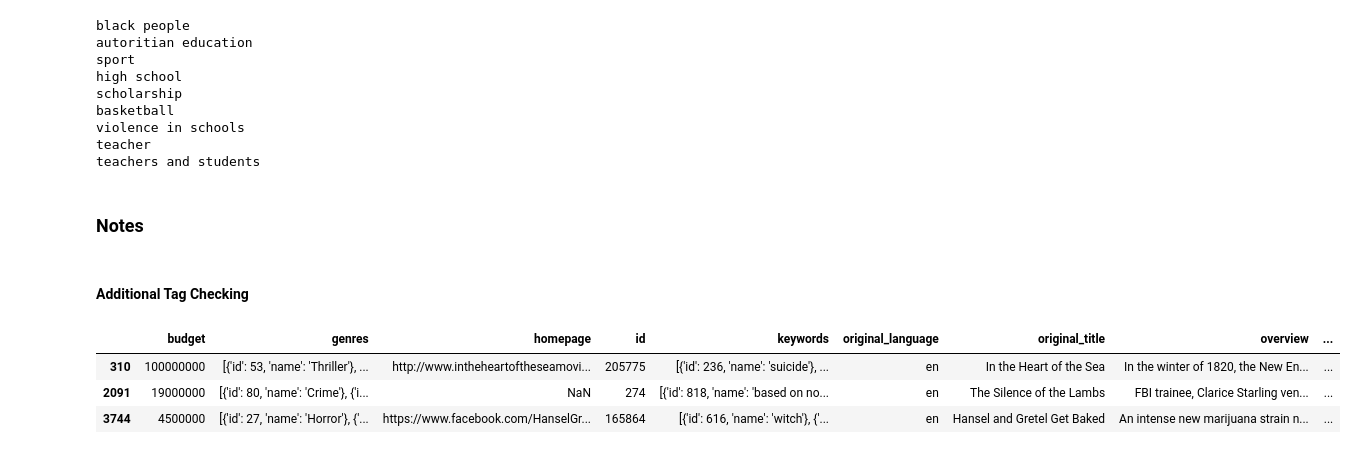
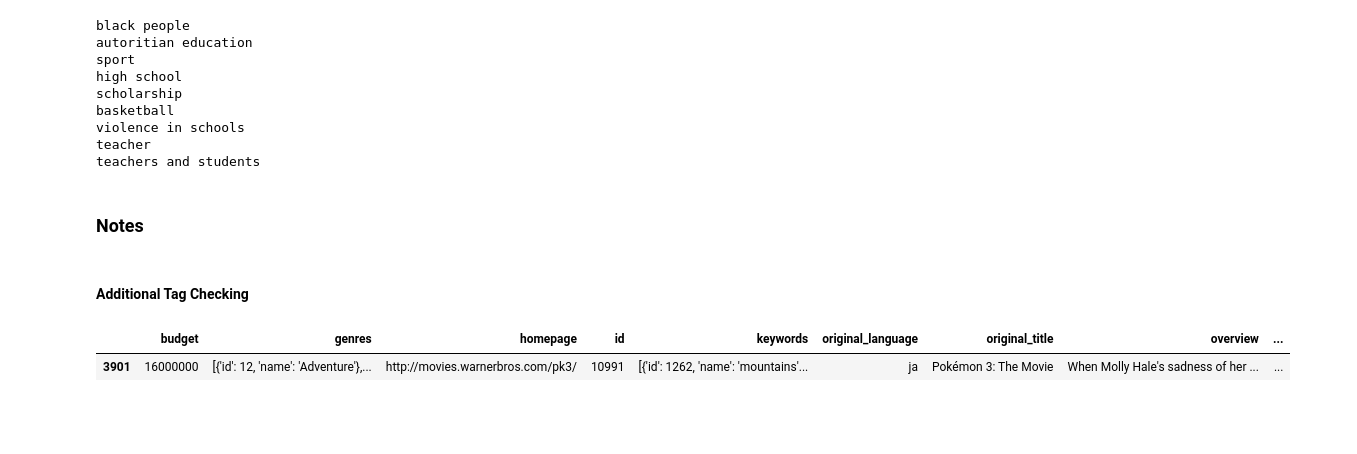
Before and after one commit to DewiRhys/TMBD-Movies, a Jupyter notebook: DRC_TMDB.ipynb, the cells around one changed output. Saved outputs shown, nothing was run; the diff lists cells and outputs as text; code cells hidden in the pictures; blank space fills up the shorter version.

```diff
--- a/DRC_TMDB.ipynb
+++ b/DRC_TMDB.ipynb
@@ -833,23 +833,19 @@ teachers and students
 # %%
 # Masking by those tagged given_Tag and those not tagged as such
 
 # Good Options:
-# cannibal
-# cannibalism
 # pokémon
 # minions
 # society for the prevention of cruelty to animals
 
-given_Tag = 'cannibalism'
+given_Tag = 'pokémon'
 
 df_keyword_mask_tag = if_dict_contains_on(df['keywords'], given_Tag, 'name', 'keywords')
 df_inverse_mask_tag = [not bl for bl in df_keyword_mask_tag]
 
 Tagged = df[df_keyword_mask_tag]
 
 Tagged # Movies tagged as given_Tag
 # %% [output]
 |  | budget | genres | homepage | id | keywords | original_language | original_title | overview | ... |
-| 310 | 100000000 | [{'id': 53, 'name': 'Thriller'}, ... | http://www.intheheartoftheseamovi... | 205775 | [{'id': 236, 'name': 'suicide'}, ... | en | In the Heart of the Sea | In the winter of 1820, the New En... | ... |
-| 2091 | 19000000 | [{'id': 80, 'name': 'Crime'}, {'i... | NaN | 274 | [{'id': 818, 'name': 'based on no... | en | The Silence of the Lambs | FBI trainee, Clarice Starling ven... | ... |
-| 3744 | 4500000 | [{'id': 27, 'name': 'Horror'}, {'... | https://www.facebook.com/HanselGr... | 165864 | [{'id': 616, 'name': 'witch'}, {'... | en | Hansel and Gretel Get Baked | An intense new marijuana strain n... | ... |
+| 3901 | 16000000 | [{'id': 12, 'name': 'Adventure'},... | http://movies.warnerbros.com/pk3/ | 10991 | [{'id': 1262, 'name': 'mountains'... | ja | Pokémon 3: The Movie | When Molly Hale's sadness of her ... | ... |
```
